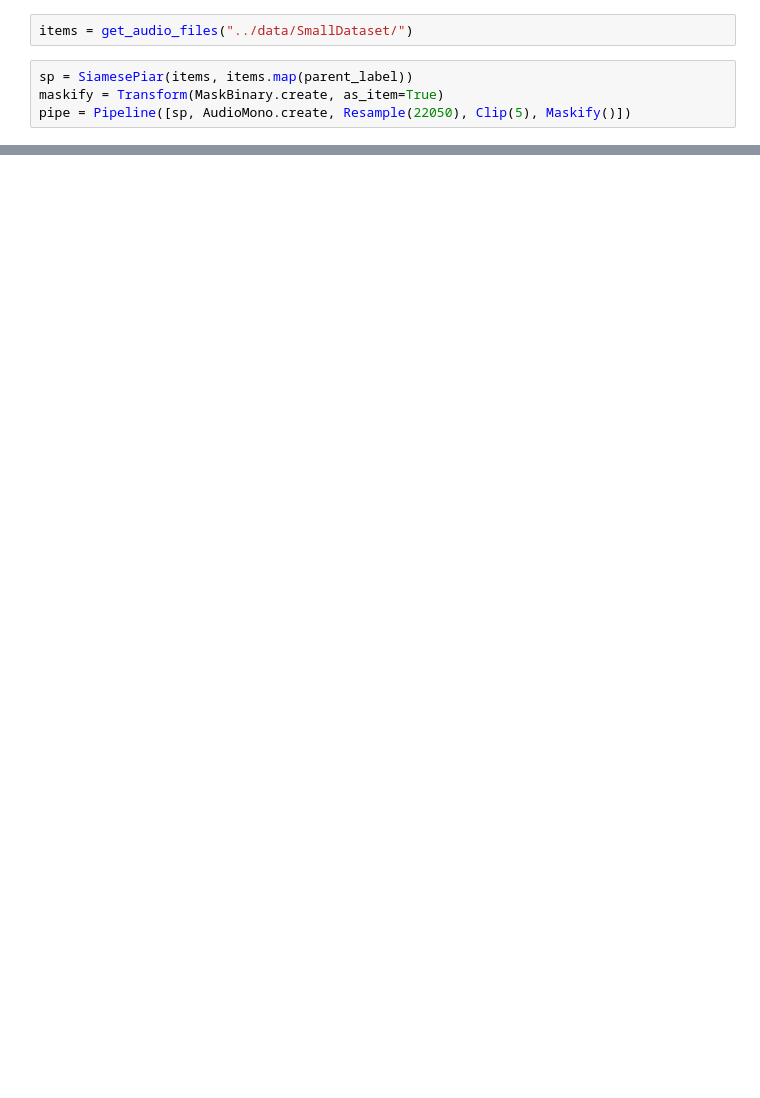
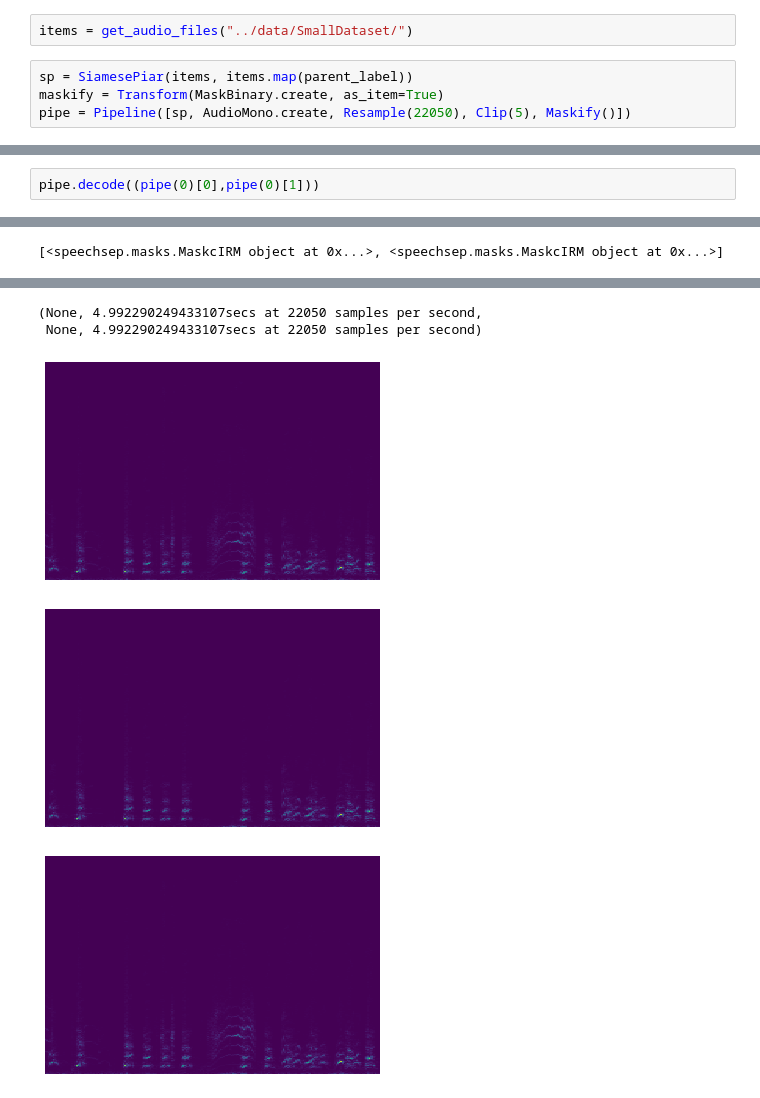
Before and after one commit to holyfiddlex/Speech-Separation, a Jupyter notebook: nbdev/_05_Siamese.ipynb, the cells around one changed output, grey strips where cells are left out. Drawn from its saved outputs; the diff is of its cells as text; blank space fills up the shorter version.

```diff
--- a/nbdev/_05_Siamese.ipynb
+++ b/nbdev/_05_Siamese.ipynb
@@ -36,0 +41,3 @@ a[1][0].show()
+# %%
+pipe.decode((pipe(0)[0],pipe(0)[1]))
+# %% [output]
@@ -36,0 +45 @@ a[1][0].show()
+[<speechsep.masks.MaskcIRM object at 0x...>, <speechsep.masks.MaskcIRM object at 0x...>]
@@ -37,3 +50,8 @@ a[1][0].show()
+(None, 4.992290249433107secs at 22050 samples per second,
+ None, 4.992290249433107secs at 22050 samples per second)
+[figure, added]
+[figure, added]
+[figure, added]
 # %%
 a[0]
 # %% [output]
```
Also changed, not shown: parts of 18 cells of this notebook, 8 other files.
